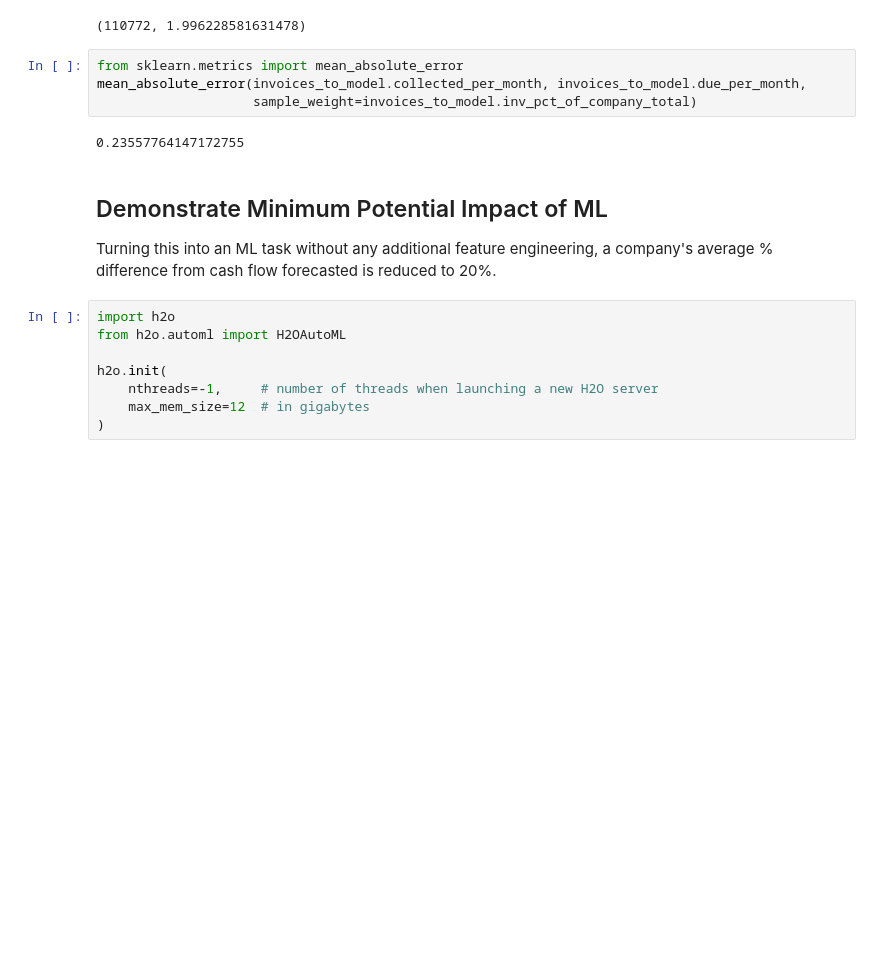
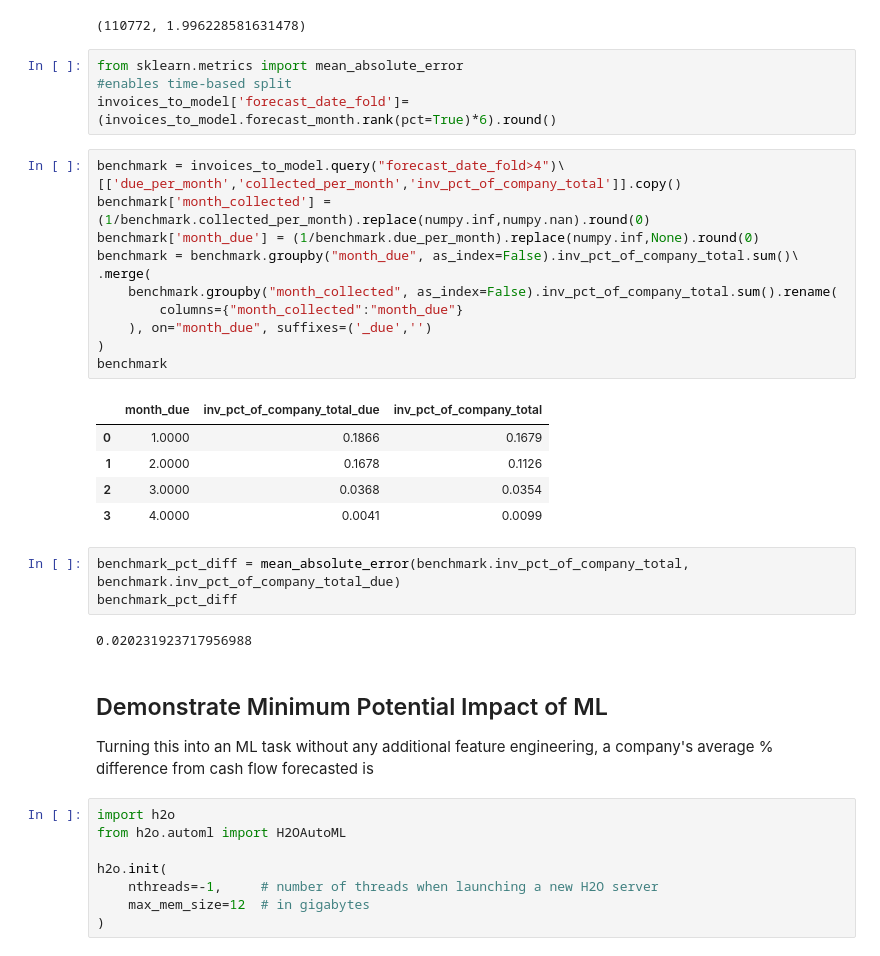
Before and after one commit to lauren7249/Data-Science-Take-Home-Project, a Jupyter notebook: data_analysis/files/exploratory.ipynb, the cells around one changed output. Cells and saved outputs as stored; diff of their text form; blank space fills up the shorter version.

```diff
--- a/data_analysis/files/exploratory.ipynb
+++ b/data_analysis/files/exploratory.ipynb
@@ -886,13 +871,35 @@ invoices_to_model.__len__(), invoices_to_model.inv_pct_of_company_total.sum()
 (110772, 1.996228581631478)
 # %%
 from sklearn.metrics import mean_absolute_error
-mean_absolute_error(invoices_to_model.collected_per_month, invoices_to_model.due_per_month,
-                    sample_weight=invoices_to_model.inv_pct_of_company_total)
+#enables time-based split
+invoices_to_model['forecast_date_fold']=(invoices_to_model.forecast_month.rank(pct=True)*6).round()
-# %% [output]
-0.23557764147172755
+# %%
+benchmark = invoices_to_model.query("forecast_date_fold>4")\
+[['due_per_month','collected_per_month','inv_pct_of_company_total']].copy()
+benchmark['month_collected'] = (1/benchmark.collected_per_month).replace(numpy.inf,numpy.nan).round(0)
+benchmark['month_due'] = (1/benchmark.due_per_month).replace(numpy.inf,None).round(0)
+benchmark = benchmark.groupby("month_due", as_index=False).inv_pct_of_company_total.sum()\
+.merge(
+    benchmark.groupby("month_collected", as_index=False).inv_pct_of_company_total.sum().rename(
+        columns={"month_collected":"month_due"}
+    ), on="month_due", suffixes=('_due','')
+)
+benchmark
+# %% [output]
+|  | month_due | inv_pct_of_company_total_due | inv_pct_of_company_total |
+| 0 | 1.0000 | 0.1866 | 0.1679 |
+| 1 | 2.0000 | 0.1678 | 0.1126 |
+| 2 | 3.0000 | 0.0368 | 0.0354 |
+| 3 | 4.0000 | 0.0041 | 0.0099 |
+# %%
+benchmark_pct_diff = mean_absolute_error(benchmark.inv_pct_of_company_total, benchmark.inv_pct_of_company_total_due)
+benchmark_pct_diff
+# %% [output]
+0.020231923717956988
 # %% [markdown]
 ## Demonstrate Minimum Potential Impact of ML
-Turning this into an ML task without any additional feature engineering, a company's average % difference from cash flow forecasted is reduced to 20%.
+
+Turning this into an ML task without any additional feature engineering, a company's average % difference from cash flow forecasted is
 # %%
 import h2o
 from h2o.automl import H2OAutoML
```
Also changed, not shown: parts of 11 cells of this notebook, 10 other files.
